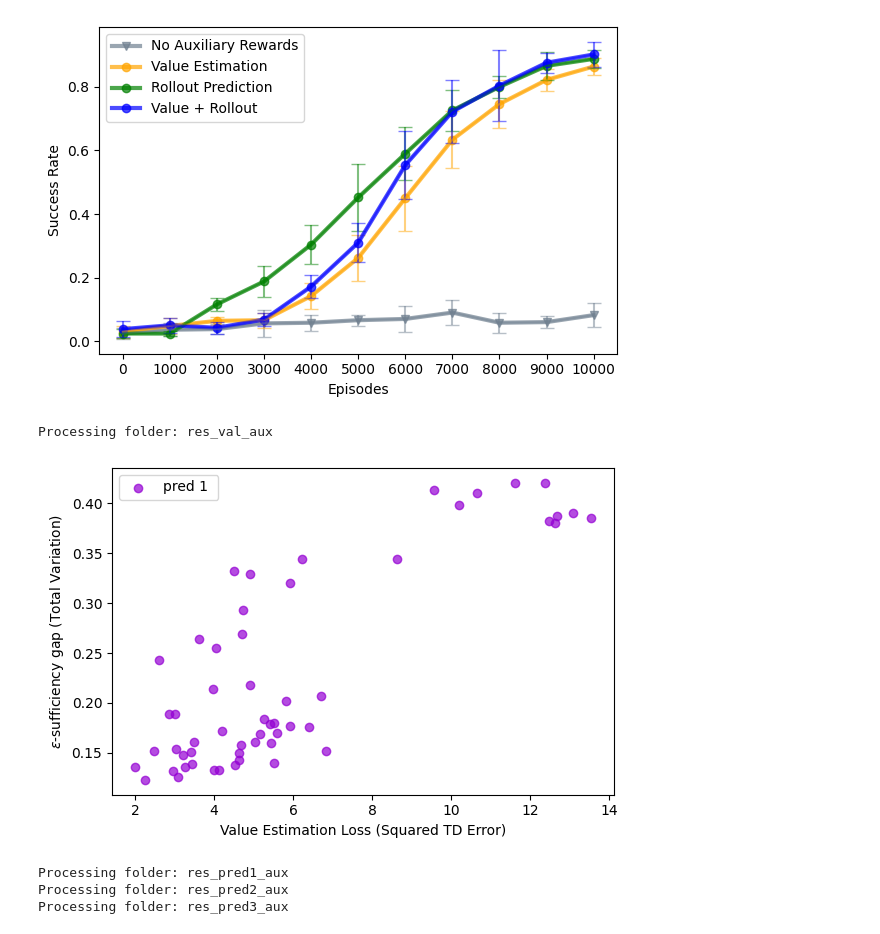
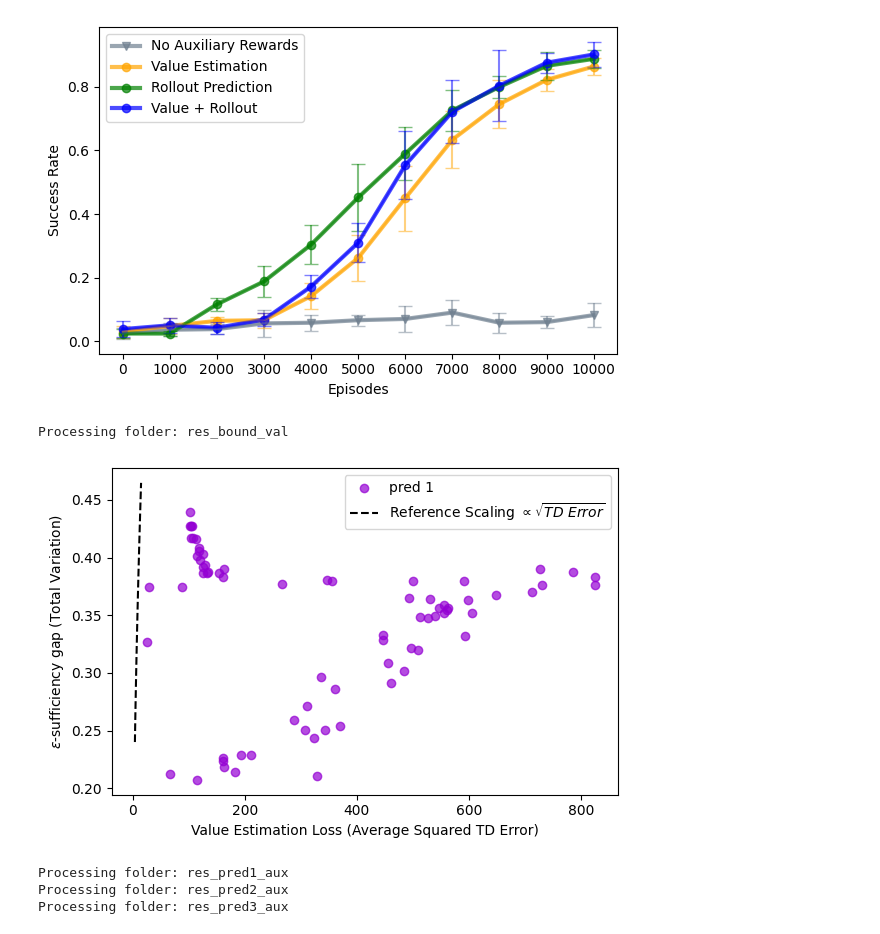
Before and after one commit to dkornai/emergent-beliefs, a Jupyter notebook: analyse.ipynb, the cells around one changed output. Cells and saved outputs as stored; diff of their text form; code cells hidden in the pictures.

```diff
--- a/analyse.ipynb
+++ b/analyse.ipynb
@@ -111,37 +111,42 @@ plt.tight_layout()
 # %%
 
 plt.figure(figsize=(6,4))
 
 
 
 folders = {
-    'res_val_aux': {'line_label': 'pred 1 ', 'color': 'darkviolet'},
+    'res_bound_val': {'line_label': 'pred 1 ', 'color': 'darkviolet'},
     }
-x = 'q_loss'
+x = 'q_max_error'
 y = 'tv_linear'
 
 for fold, props in folders.items():
     print(f"Processing folder: {fold}")
-    for i in range(5):
+    for i in range(count_num_replicates(fold)):
         df_common = combine_results(folder=fold, i=i)
+
         if i == 0:
             plt.scatter(df_common[x], df_common[y], c=props['color'], alpha=0.7, label = props['line_label'])
         else:
             plt.scatter(df_common[x], df_common[y], c=props['color'], alpha=0.7)
 
+x_space = np.linspace(4, 15, 100)
+# find best fit scaling factor for reference curve
 
+y = np.power(x_space, 0.5) * 0.12
+plt.plot(x_space, y, c='black', linestyle='--', label="Reference Scaling $\propto \sqrt{TD\ Error}$")
 
-plt.xlabel("Value Estimation Loss (Squared TD Error)")
+plt.xlabel("Value Estimation Loss (Average Squared TD Error)")
 plt.ylabel("$\epsilon$-sufficiency gap (Total Variation)")
 plt.legend()
 plt.tight_layout()
-#plt.xlim(0.08,0.7)
+#plt.xlim(0.0,20.0)
 #plt.ylim(0.0,1.00)
 #plt.xscale('exp')
 #plt.savefig("figures/KL_succ.pdf")
 # %% [output]
-Processing folder: res_val_aux
+Processing folder: res_bound_val
-[figure, old version]
+[figure, new version]
 # %%
 
 plt.figure(figsize=(6,4))
```
Also changed, not shown: 11 other files.
